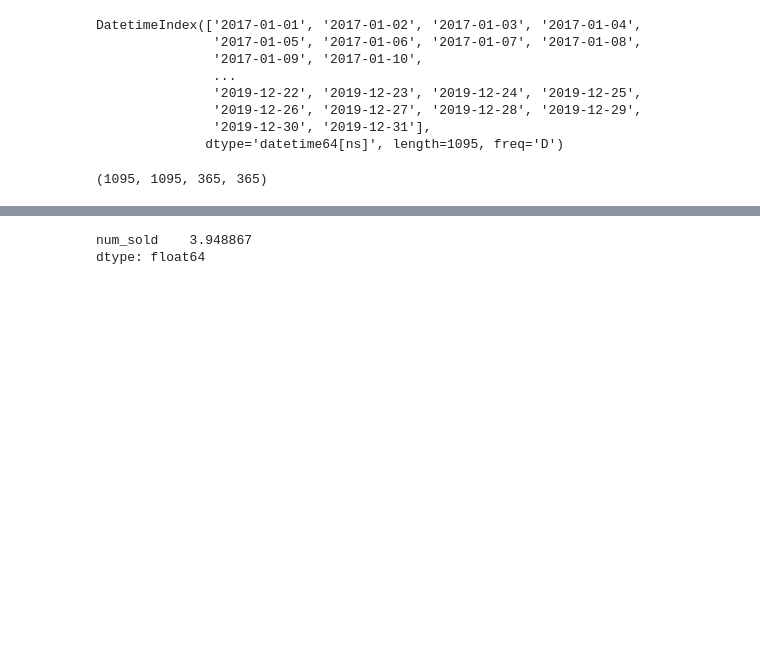
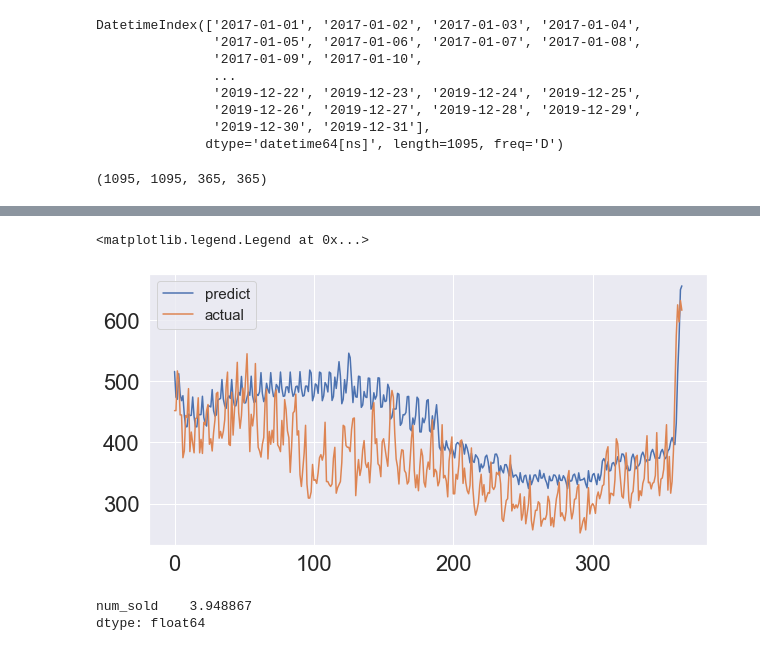
Before and after one commit to Serueja/kaggle-comps, a Jupyter notebook: tabular_playground_series/t_p_s_init.ipynb, the cells around one changed output, grey strips where cells are left out. Saved outputs shown, nothing was run; the diff lists cells and outputs as text; code cells hidden in the pictures; blank space fills up the shorter version.

```diff
--- a/tabular_playground_series/t_p_s_init.ipynb
+++ b/tabular_playground_series/t_p_s_init.ipynb
@@ -427,0 +528,2 @@ dtype: float64
+# %%
+xgboost_predictions = pd.Series(xgboost_predictions)
@@ -434,3 +552,14 @@ plt.plot(experiment_test_y)
+# %%
+# Plotting XGBoost predictions
+
+plt.rcParams["figure.figsize"] = (10, 5)
+
+plt.plot(xgboost_predictions)
+plt.plot(experiment_test_y)
+plt.legend(['predict', 'actual'], fontsize=15)
+# %% [output]
+<matplotlib.legend.Legend at 0x...>
+[figure, added]
 # %%
 smape(experiment_linear_model.predict(experiment_in_sample), experiment_train_y)
 # %% [output]
```
Also changed, not shown: parts of 53 cells of this notebook.
